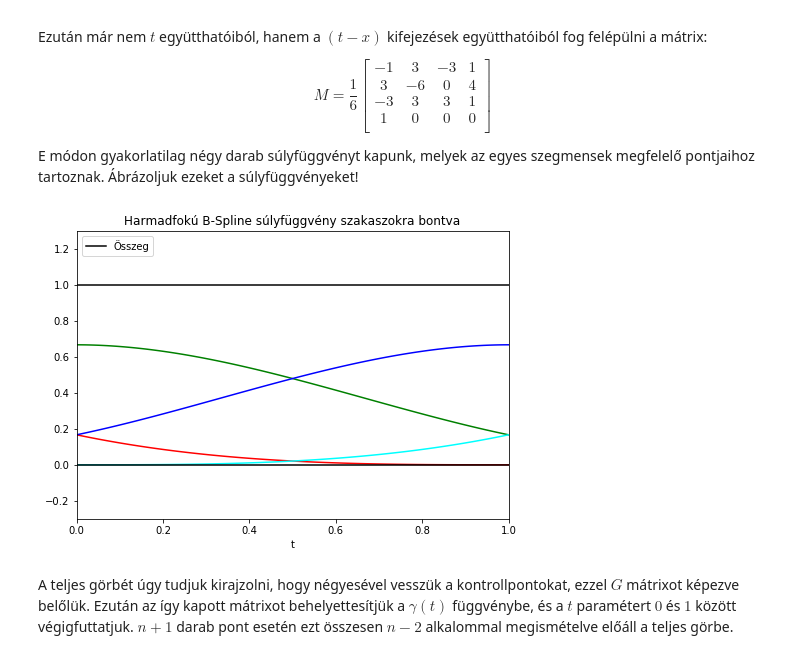
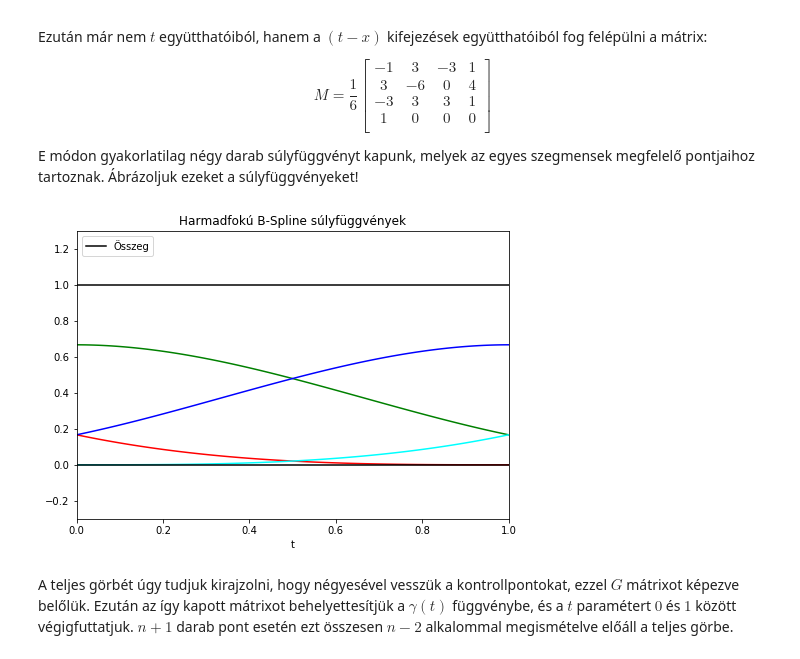
Before and after one commit to computer-graphics-master/course-material, a Jupyter notebook: notebooks/05-b-spline/05-b-spline.ipynb, the cells around one changed output. Saved outputs shown, nothing was run; the diff lists cells and outputs as text; code cells hidden in the pictures.

Commit message:
Deployed the B-Spline notebook with minor fixes

```diff
--- a/notebooks/05-b-spline/05-b-spline.ipynb
+++ b/notebooks/05-b-spline/05-b-spline.ipynb
@@ -427,35 +427,35 @@ E módon gyakorlatilag négy darab súlyfüggvényt kapunk, melyek az egyes szeg
 def thirdDegreeBSpline():
     t = np.linspace(0, 1, 100)
 
     b0 = (1/6) *((-1*(t**3)) +  (3 * (t**2)) + (-3 * t) + 1)
     b1 = (1/6) *((3*(t**3)) + (-6 * (t**2)) +  4)
     b2 = (1/6) * ((-3*(t**3)) +  (3 * (t**2)) + (3 * t) + 1)
     b3 = (1/6) * (t**3)
 
     fig = plt.figure()
 
     axes = fig.add_axes([0, 0, 1, 1])
 
     axes.set_xlim([0, 1])
     axes.set_ylim([-0.3, 1.3])
 
     axes.plot(t, b0, 'r')
     axes.plot(t, b1, 'g')
     axes.plot(t, b2, 'b')
     axes.plot(t, b3, 'cyan')
     axes.plot(t, b0 + b1 + b2 + b3, 'k', label='Összeg')
 
     axes.axhline(y=0, color='k')
 
     axes.legend(loc=2);
 
     axes.set_xlabel('t')
-    axes.set_title('Harmadfokú B-Spline súlyfüggvény szakaszokra bontva');
+    axes.set_title('Harmadfokú B-Spline súlyfüggvények');
 
 
 thirdDegreeBSpline()
 # %% [output]
-[figure, old version]
+[figure, new version]
 # %% [markdown]
 A teljes görbét úgy tudjuk kirajzolni, hogy négyesével vesszük a kontrollpontokat, ezzel $G$ mátrixot képezve belőlük. Ezután az így kapott mátrixot behelyettesítjük a $\gamma(t)$ függvénybe, és a $t$ paramétert $0$ és $1$ között végigfuttatjuk. $n + 1$ darab pont esetén ezt összesen $n - 2$ alkalommal megismételve előáll a teljes görbe.
 # %% [markdown]
```
Also changed, not shown: parts of 12 cells of this notebook.
